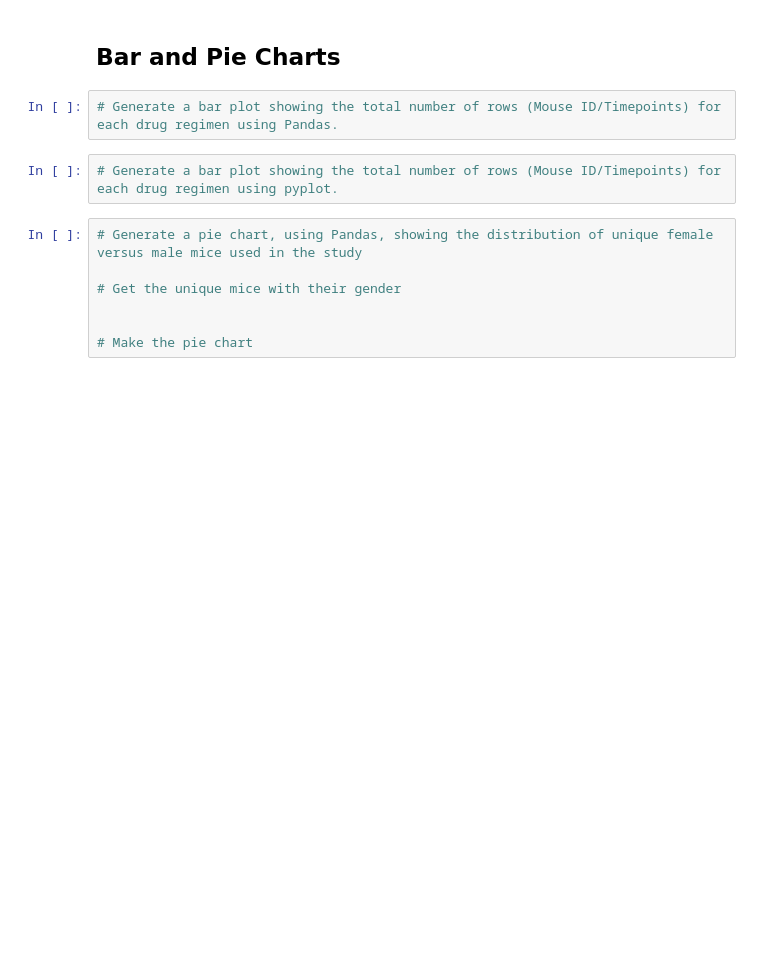
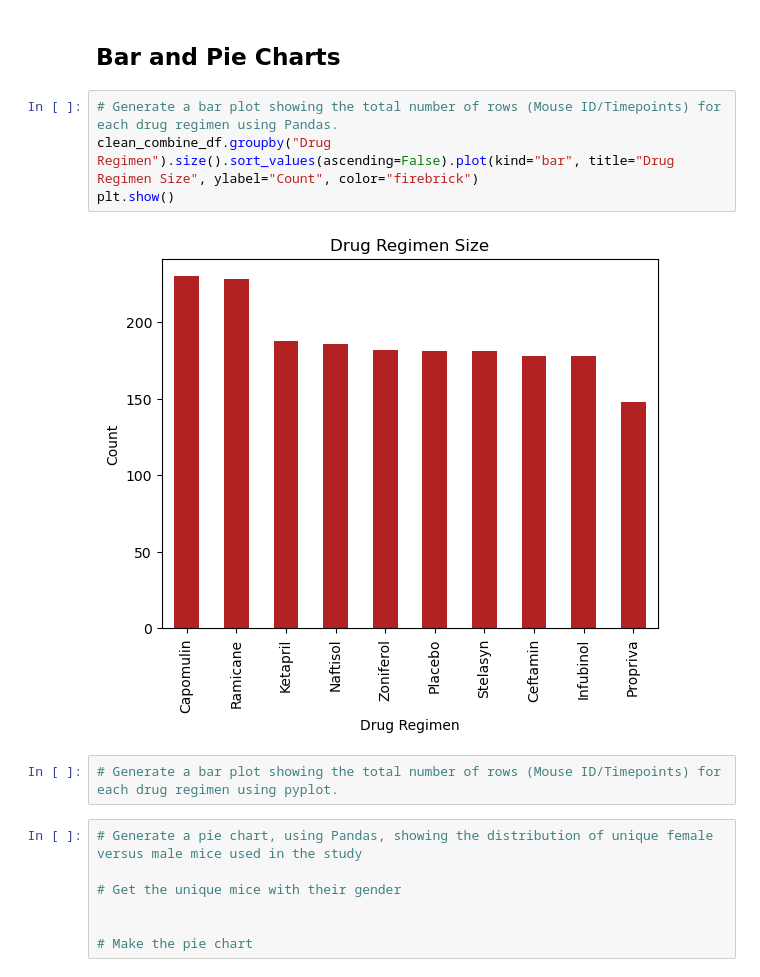
Before and after one commit to Dkelsey11/Databootcamp_week5, a Jupyter notebook: Submission/pymaceuticals_starter.ipynb, the cells around one changed output. Cells and saved outputs as stored; diff of their text form; blank space fills up the shorter version.

```diff
--- a/Submission/pymaceuticals_starter.ipynb
+++ b/Submission/pymaceuticals_starter.ipynb
@@ -130,6 +144,10 @@ summary_table
 ## Bar and Pie Charts
 # %%
 # Generate a bar plot showing the total number of rows (Mouse ID/Timepoints) for each drug regimen using Pandas.
+clean_combine_df.groupby("Drug Regimen").size().sort_values(ascending=False).plot(kind="bar", title="Drug Regimen Size", ylabel="Count", color="firebrick")
+plt.show()
+# %% [output]
+[figure, added]
 # %%
 # Generate a bar plot showing the total number of rows (Mouse ID/Timepoints) for each drug regimen using pyplot.
 # %%
```
Also changed, not shown: parts of 3 cells of this notebook.
